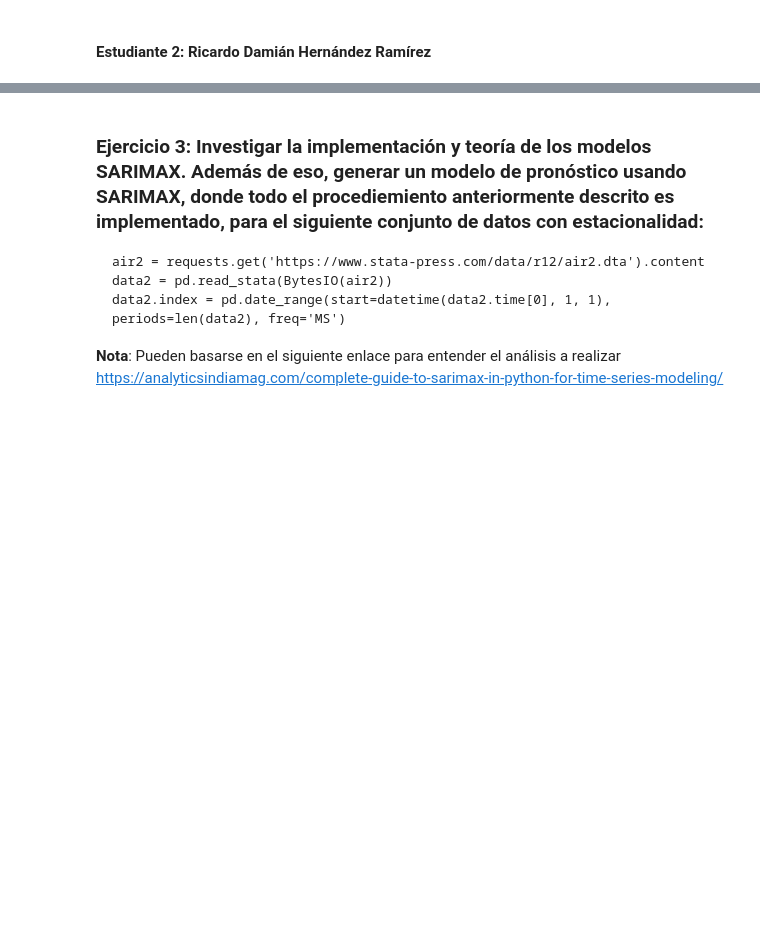
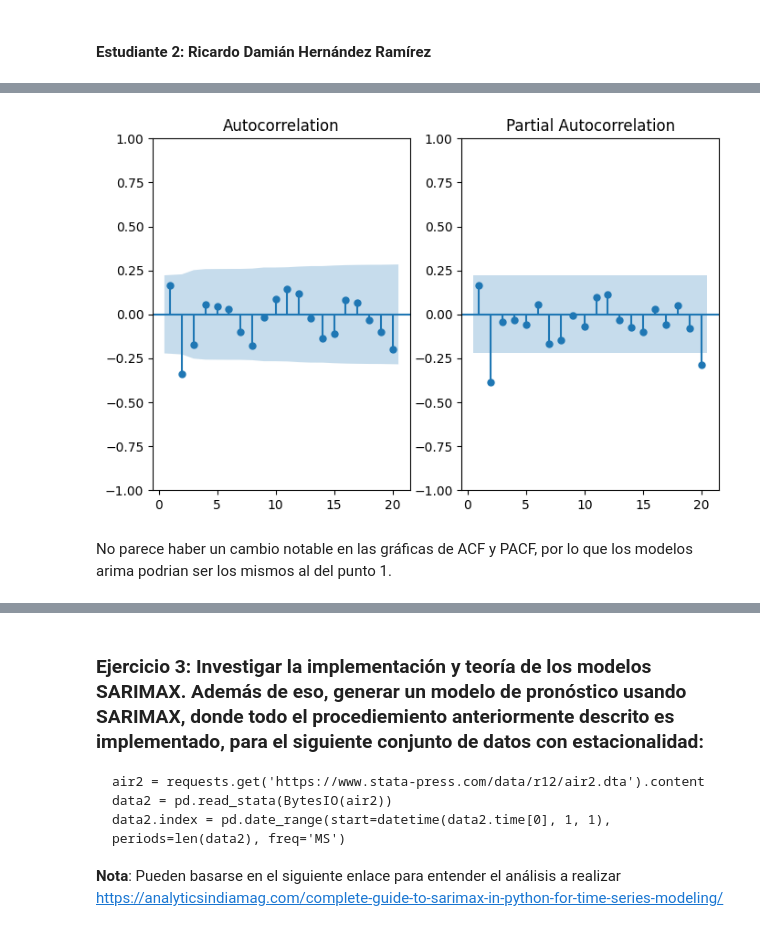
Before and after one commit to judith-ale/ProyectoConjunto_JAHinojosa_RDHernandez, a Jupyter notebook: Tarea_2.ipynb, the cells around one changed output, grey strips where cells are left out. Drawn from its saved outputs; the diff is of its cells as text; code cells hidden in the pictures; blank space fills up the shorter version.

```diff
--- a/Tarea_2.ipynb
+++ b/Tarea_2.ipynb
@@ -456,2 +661,6 @@ y_h.plot(ax=ax)
 # %% [markdown]
 #### Estudiante 2: Ricardo Damián Hernández Ramírez
+# %%
+from sklearn.preprocessing import MinMaxScaler
+scaler = MinMaxScaler()
+scaled_train = pd.DataFrame(scaler.fit_transform(train))
@@ -457,0 +680,11 @@ y_h.plot(ax=ax)
+# %%
+# Diferenciar
+diff1_values = pd.DataFrame(scaled_train).diff().dropna()
+
+print('ADF para derivada primer orden...\n')
+adf_test(diff1_values)
+
+diff2_values = pd.DataFrame(scaled_train).diff().diff().dropna()
+
+print('ADF para derivada segundo orden...\n')
+adf_test(diff2_values)
@@ -457,0 +709,6 @@ y_h.plot(ax=ax)
+# %%
+plot_acf_pacf(diff2_values, {'lags':20})
+# %% [output]
+[figure, added]
+# %% [markdown]
+No parece haber un cambio notable en las gráficas de ACF y PACF, por lo que los modelos arima podrian ser los mismos al del punto 1.
```
Also changed, not shown: parts of 47 cells of this notebook.
